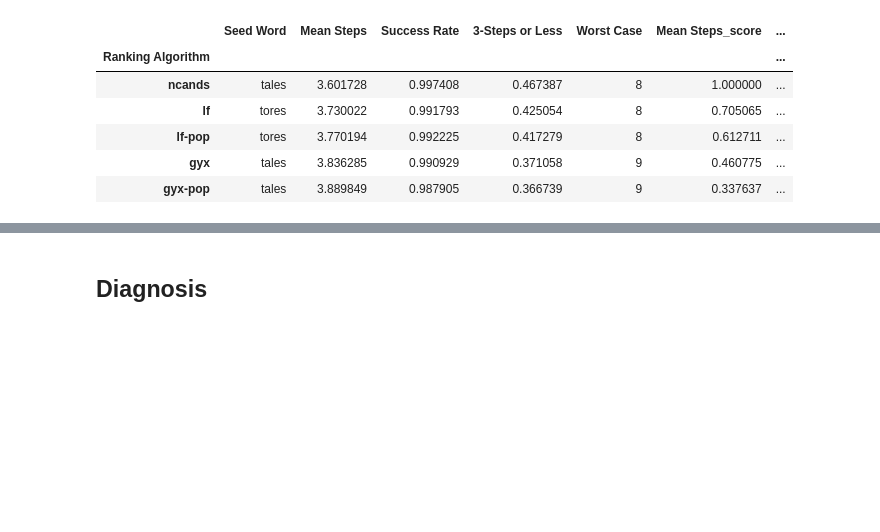
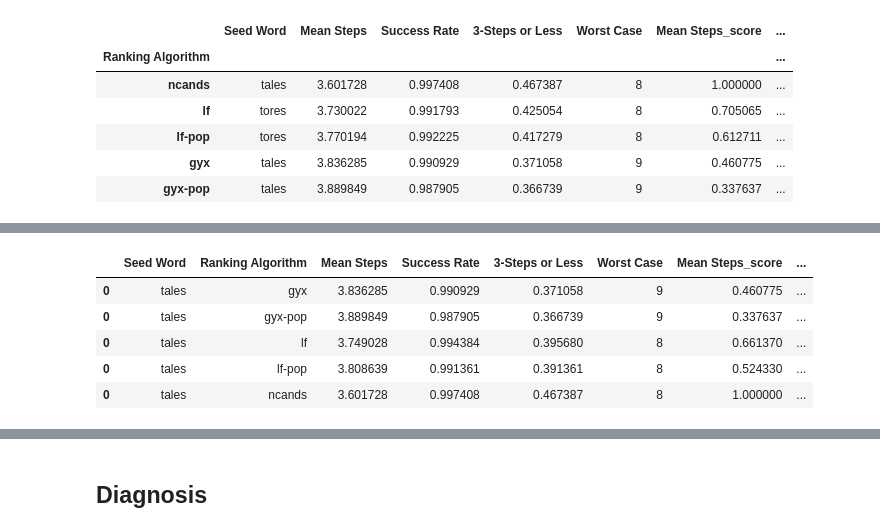
Before and after one commit to chrischow/wordle_solver, a Jupyter notebook: notebooks/analyse_results.ipynb, the cells around one changed output, grey strips where cells are left out. Saved outputs shown, nothing was run; the diff lists cells and outputs as text; code cells hidden in the pictures; blank space fills up the shorter version.

```diff
--- a/notebooks/analyse_results.ipynb
+++ b/notebooks/analyse_results.ipynb
@@ -209,0 +223,9 @@ By Average Score:
+# %%
+x.loc[x['Seed Word'].eq('tales')]
+# %% [output]
+|  | Seed Word | Ranking Algorithm | Mean Steps | Success Rate | 3-Steps or Less | Worst Case | Mean Steps_score | ... |
+| 0 | tales | gyx | 3.836285 | 0.990929 | 0.371058 | 9 | 0.460775 | ... |
+| 0 | tales | gyx-pop | 3.889849 | 0.987905 | 0.366739 | 9 | 0.337637 | ... |
+| 0 | tales | lf | 3.749028 | 0.994384 | 0.395680 | 8 | 0.661370 | ... |
+| 0 | tales | lf-pop | 3.808639 | 0.991361 | 0.391361 | 8 | 0.524330 | ... |
+| 0 | tales | ncands | 3.601728 | 0.997408 | 0.467387 | 8 | 1.000000 | ... |
```
Also changed, not shown: parts of 6 cells of this notebook, 7 other files.
